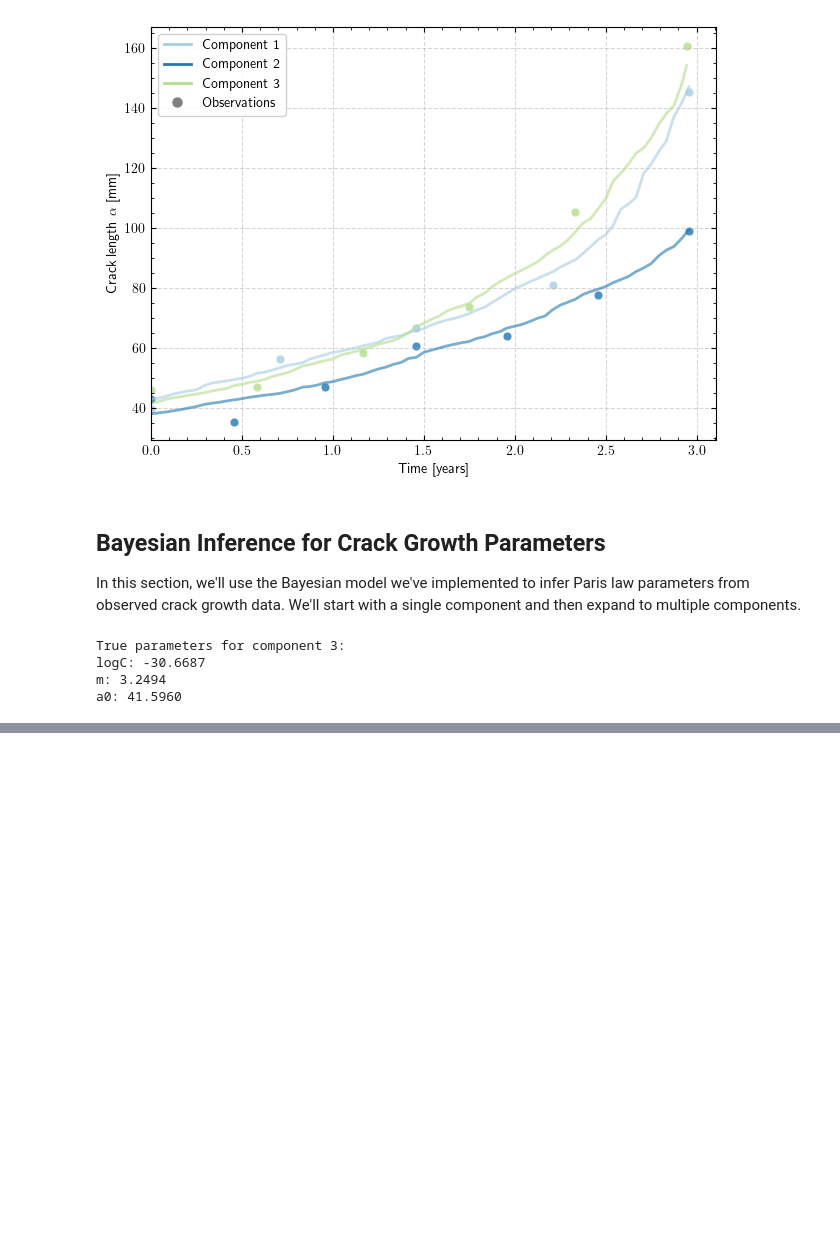
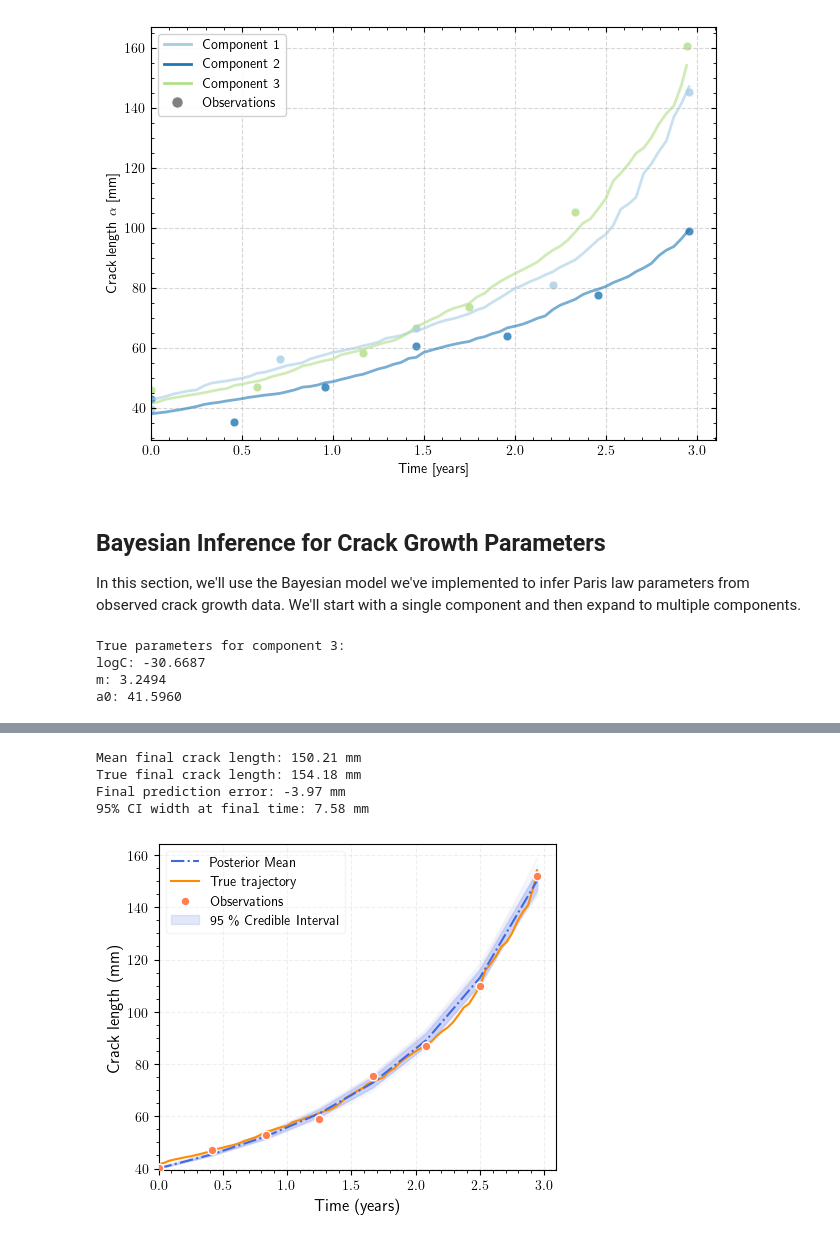
Before and after one commit to nsilionis/hierarchical-crack-growth-monitoring, a Jupyter notebook: notebooks/demo.ipynb, the cells around one changed output, grey strips where cells are left out. Saved outputs shown, nothing was run; the diff lists cells and outputs as text; code cells hidden in the pictures; blank space fills up the shorter version.

```diff
--- a/notebooks/demo.ipynb
+++ b/notebooks/demo.ipynb
@@ -472,2 +515,43 @@ plot_posterior_trace(results['samples'], var_names=var_names, save_fig_name="pos
+# %%
+# Generate predictions from the posterior
+posterior_predictions = model.generate_predictions(
+    num_samples=100,  # Use 100 samples for more efficient visualization
+    component_idx=component_idx,
+    navg=2.8e6,
+    random_seed=42
+)
+# %%
+# Use the new visualization function to plot posterior predictive samples
+from src.visualisation import plot_posterior_predictive_stl
+
+# Get times and data for plotting
+true_times = selected_trajectories['times'][component_idx]
+true_crack_lengths = selected_trajectories['crack_lengths'][component_idx]
+observed_times = uniform_observations['times'][component_idx]
+observed_crack_lengths = uniform_observations['noisy_crack_lengths'][component_idx]
+
+# Plot the results
+fig, ax, stats = plot_posterior_predictive_stl(
+    posterior_predictions=posterior_predictions,
+    true_times=selected_trajectories['times'][component_idx],
+    true_crack_lengths=selected_trajectories['crack_lengths'][component_idx],
+    observed_times=uniform_observations['times'][component_idx],
+    observed_crack_lengths=uniform_observations['noisy_crack_lengths'][component_idx],
+    max_samples=500,
+    figsize=(4.8, 4.0),
+    save_fig_name="posterior_predictions_stl_c3.pdf"
+)
+
+# Print summary statistics about the predictions
+print(f"Mean final crack length: {stats['mean_prediction'][-1]:.2f} mm")
+print(f"True final crack length: {true_crack_lengths[-1]:.2f} mm")
+print(f"Final prediction error: {stats['mean_prediction'][-1] - true_crack_lengths[-1]:.2f} mm")
+print(f"95% CI width at final time: {stats['ci_width'][-1]:.2f} mm")
+# %% [output]
+Mean final crack length: 150.21 mm
+True final crack length: 154.18 mm
+Final prediction error: -3.97 mm
+95% CI width at final time: 7.58 mm
+[figure, added]
 # %%
 import matplotlib.pyplot as plt
```
Also changed, not shown: parts of 20 cells of this notebook.
